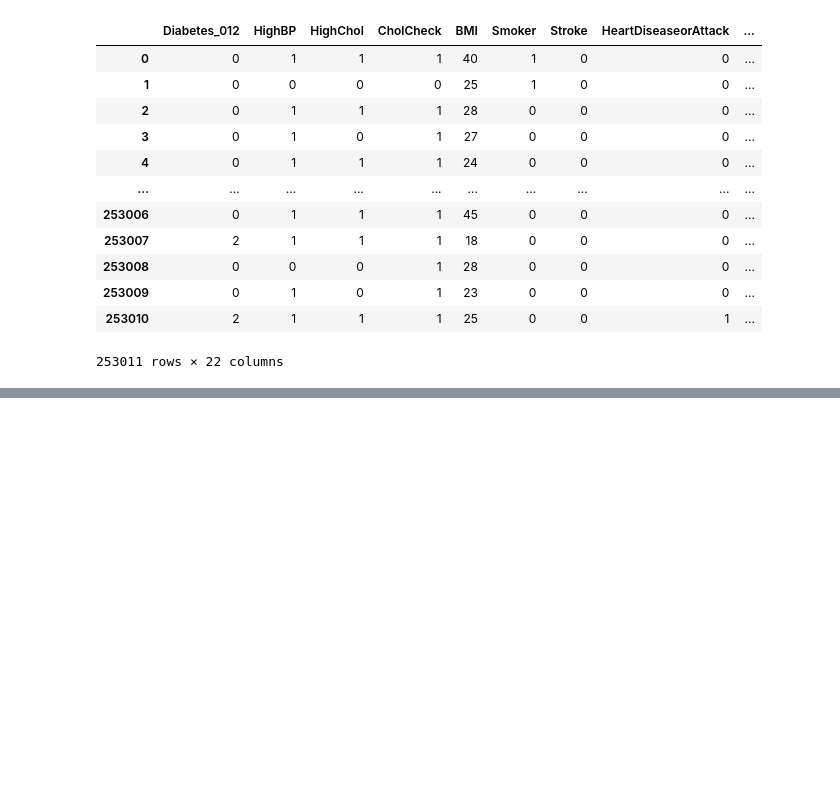
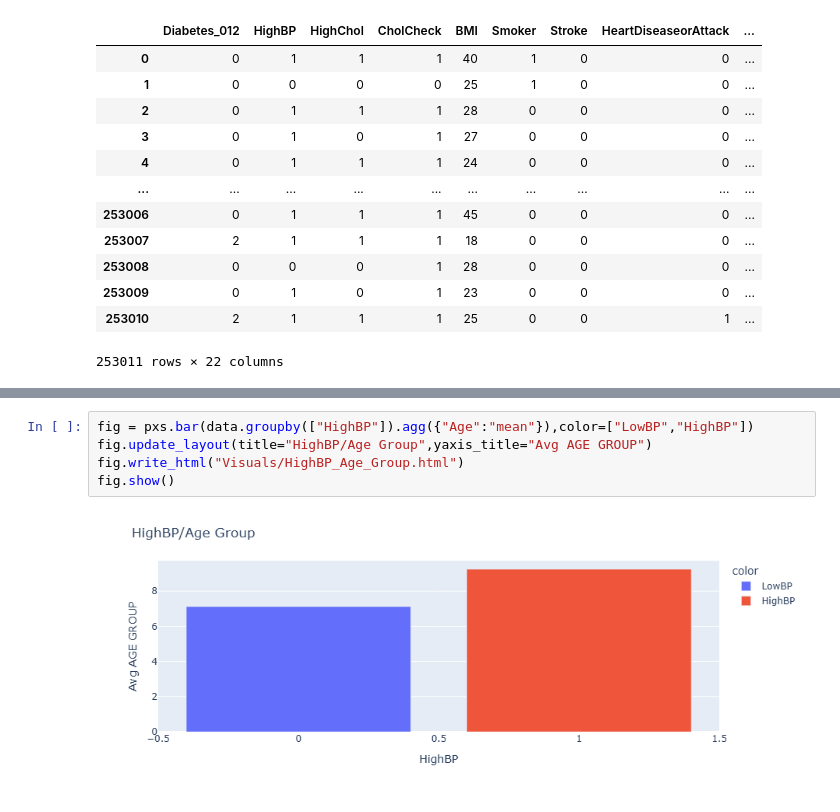
Before and after one commit to LipunKumarDalai/Diabetes-Model, a Jupyter notebook: EDA.ipynb, the cells around one changed output, grey strips where cells are left out. Saved outputs shown, nothing was run; the diff lists cells and outputs as text; blank space fills up the shorter version.

```diff
--- a/EDA.ipynb
+++ b/EDA.ipynb
@@ -24,0 +30,7 @@ data
+# %%
+fig = pxs.bar(data.groupby(["HighBP"]).agg({"Age":"mean"}),color=["LowBP","HighBP"])
+fig.update_layout(title="HighBP/Age Group",yaxis_title="Avg AGE GROUP")
+fig.write_html("Visuals/HighBP_Age_Group.html")
+fig.show()
+# %% [output]
+[figure, added]
```
Also changed, not shown: parts of 5 cells of this notebook, 8 other files.
